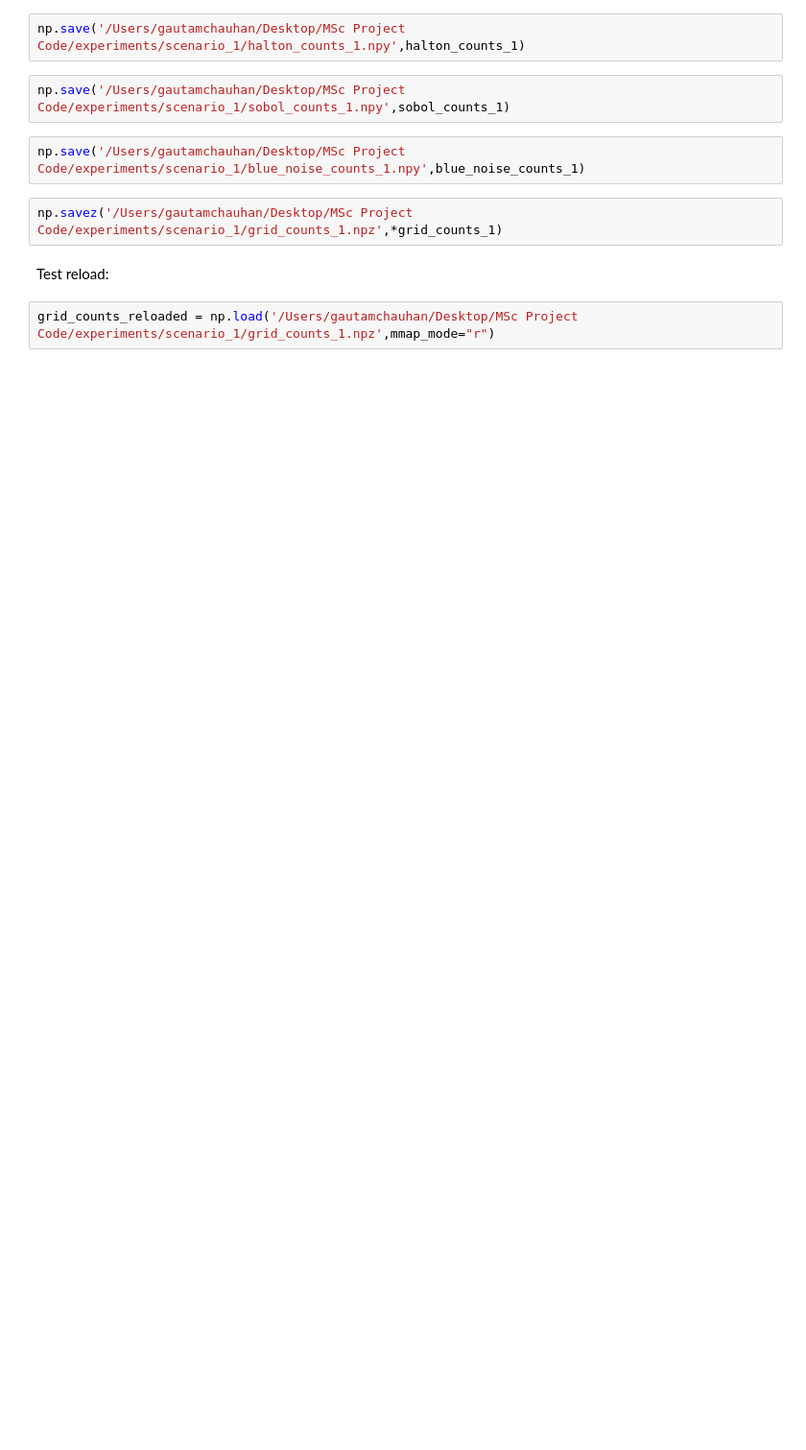
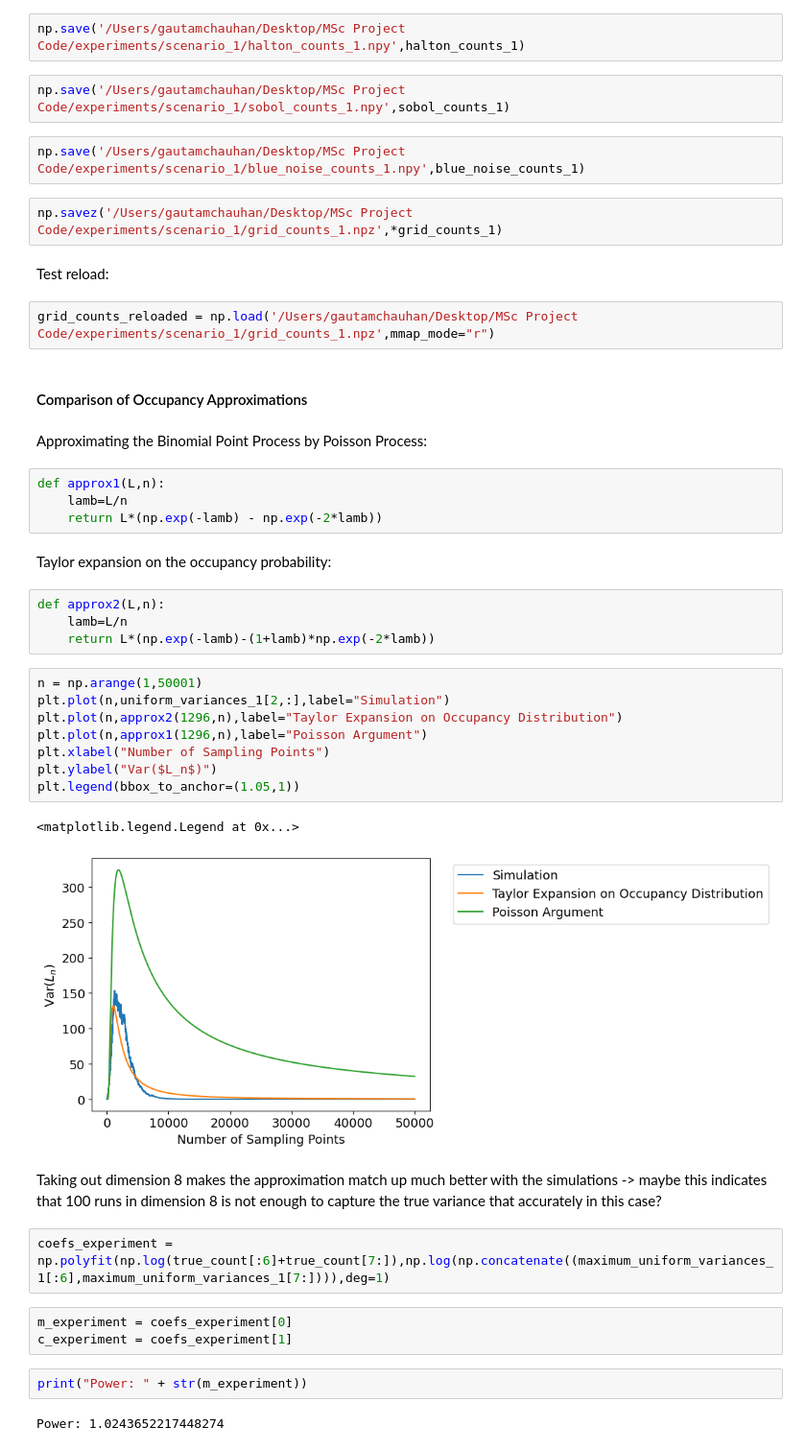
Before and after one commit to Gautam-Chauhan/MSc-Thesis, a Jupyter notebook: scenario_1.ipynb, the cells around one changed output. Shown at 96% size. Saved outputs shown, nothing was run; the diff lists cells and outputs as text; blank space fills up the shorter version.

```diff
--- a/scenario_1.ipynb
+++ b/scenario_1.ipynb
@@ -1394,3 +1417,39 @@ np.savez('/Users/gautamchauhan/Desktop/MSc Project Code/experiments/scenario_1/g
 Test reload:
 # %%
 grid_counts_reloaded = np.load('/Users/gautamchauhan/Desktop/MSc Project Code/experiments/scenario_1/grid_counts_1.npz',mmap_mode="r")
+# %% [markdown]
+#### Comparison of Occupancy Approximations
+# %% [markdown]
+Approximating the Binomial Point Process by Poisson Process:
+# %%
+def approx1(L,n):
+    lamb=L/n
+    return L*(np.exp(-lamb) - np.exp(-2*lamb))
+# %% [markdown]
+Taylor expansion on the occupancy probability:
+# %%
+def approx2(L,n):
+    lamb=L/n
+    return L*(np.exp(-lamb)-(1+lamb)*np.exp(-2*lamb))
+# %%
+n = np.arange(1,50001)
+plt.plot(n,uniform_variances_1[2,:],label="Simulation")
+plt.plot(n,approx2(1296,n),label="Taylor Expansion on Occupancy Distribution")
+plt.plot(n,approx1(1296,n),label="Poisson Argument")
+plt.xlabel("Number of Sampling Points")
+plt.ylabel("Var($L_n$)")
+plt.legend(bbox_to_anchor=(1.05,1))
+# %% [output]
+<matplotlib.legend.Legend at 0x...>
+[figure, added]
+# %% [markdown]
+Taking out dimension 8 makes the approximation match up much better with the simulations -> maybe this indicates that 100 runs in dimension 8 is not enough to capture the true variance that accurately in this case?
+# %%
+coefs_experiment = np.polyfit(np.log(true_count[:6]+true_count[7:]),np.log(np.concatenate((maximum_uniform_variances_1[:6],maximum_uniform_variances_1[7:]))),deg=1)
+# %%
+m_experiment = coefs_experiment[0]
+c_experiment = coefs_experiment[1]
+# %%
+print("Power: " + str(m_experiment))
+# %% [output]
+Power: 1.0243652217448274
```
Also changed, not shown: parts of 12 cells of this notebook.
